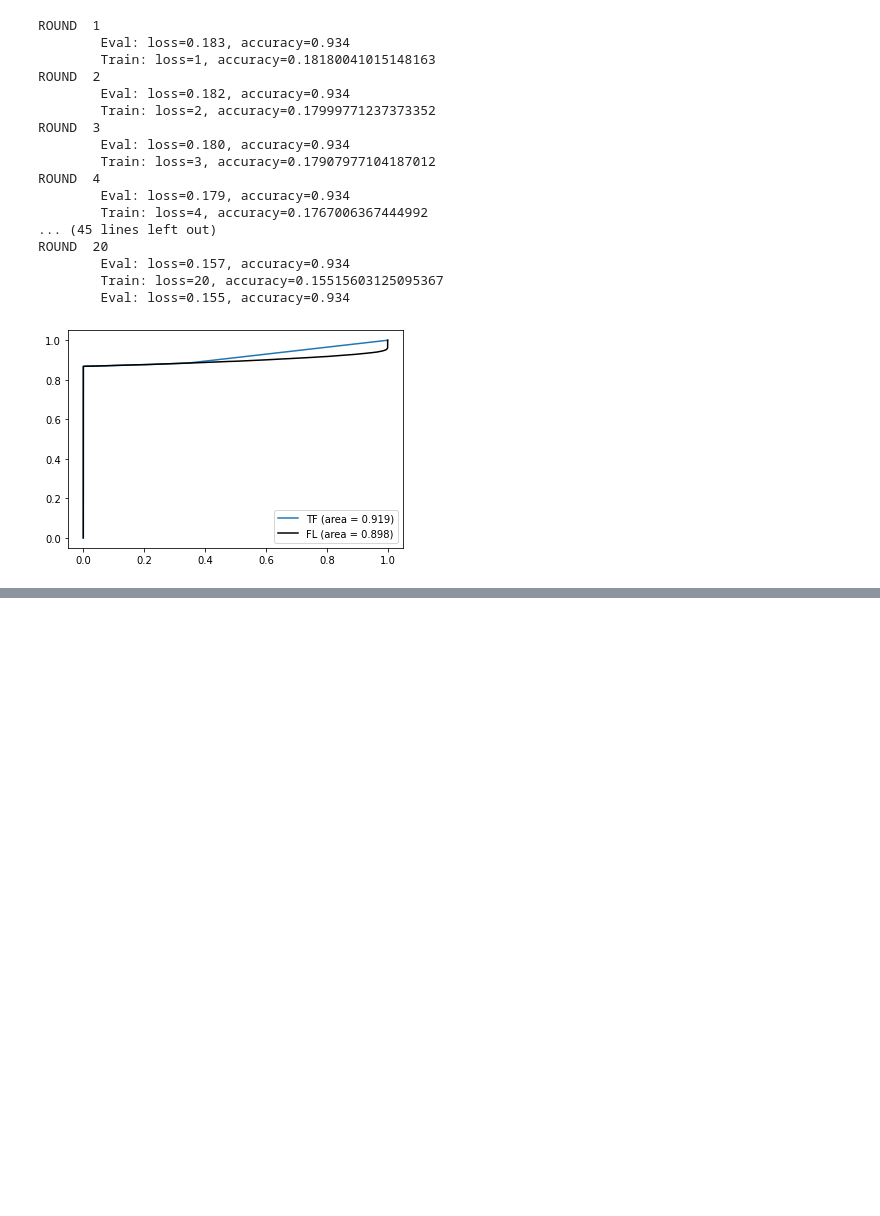
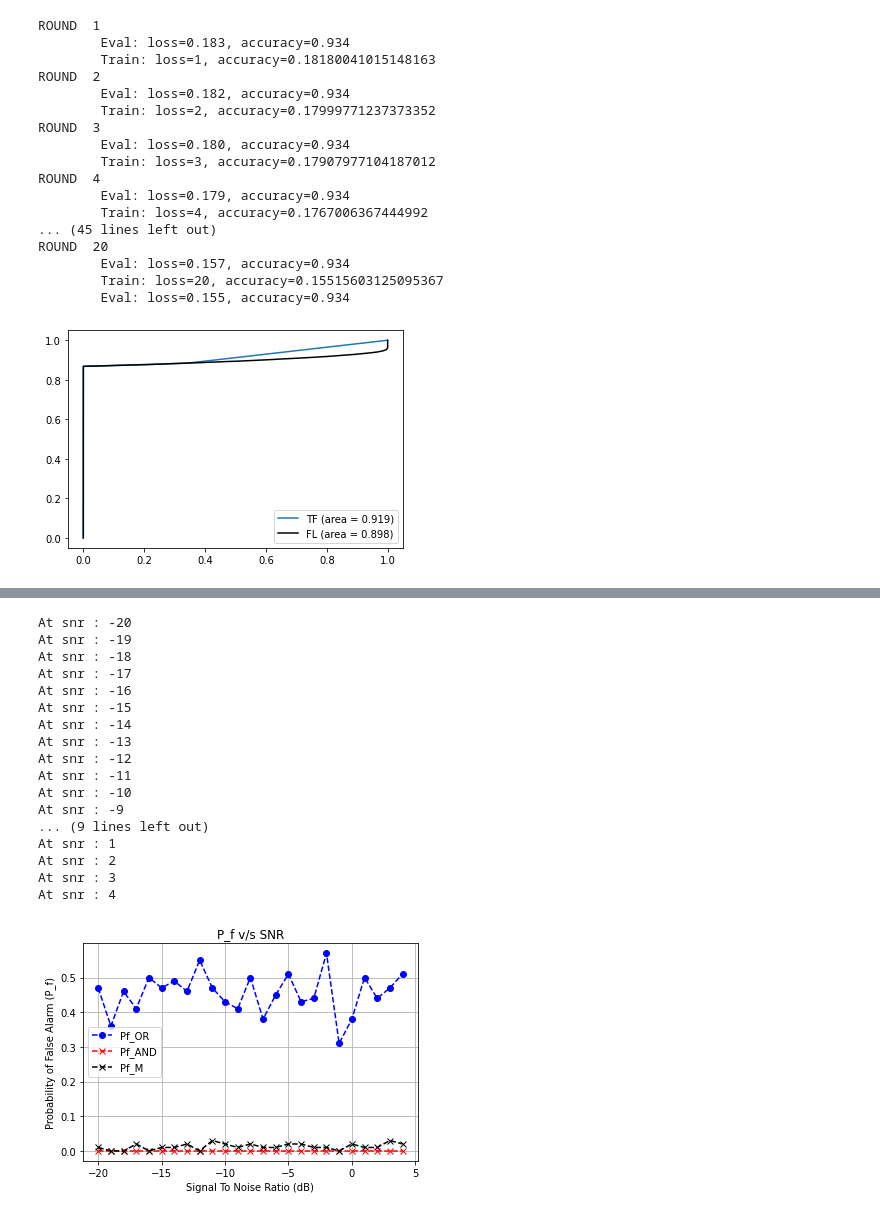
Before and after one commit to arpitvaghela/DSA_FL, a Jupyter notebook: Copy_of_FL_test.ipynb, the cells around one changed output, grey strips where cells are left out. Saved outputs shown, nothing was run; the diff lists cells and outputs as text; code cells hidden in the pictures; blank space fills up the shorter version.

```diff
--- a/Copy_of_FL_test.ipynb
+++ b/Copy_of_FL_test.ipynb
@@ -524,0 +780,73 @@ plt.show()
+# %%
+# Simulation Pf
+Pf_OR = np.array([])
+Pf_AND = np.array([])
+Pf_M = np.array([])
+
+for snr_db in SNR_db:
+
+  detect_OR = 0
+  detect_AND = 0
+  detect_M = 0
+
+  print("At snr :",snr_db)
+
+  Energy_stat_pre = np.array([])
+  for _ in range(N):
+    noise = np.random.randn(L,nodes)
+
+    #signal = math.sqrt(10**(snr_db/10))*np.random.randn(L,nodes)
+
+    Rec_signal = noise  # no signal
+
+    Energy_stat = np.sum(np.abs(Rec_signal**2) ,axis=0)
+
+    if not Energy_stat_pre.any():
+      Energy_stat_pre = Energy_stat
+
+    detect = [detection(Energy_stat[x],Energy_stat_pre[x]) for x in range(nodes)]
+
+    Energy_stat_pre = Energy_stat
+    #print(detect)
+
+    if detect_func_AND(detect):
+      detect_AND += 1
+
+    if detect_func_OR(detect):
+      detect_OR += 1
+
+    if detect_func_M(detect):
+      detect_M += 1
+
+  Pf_OR = np.append(Pf_OR,detect_OR/N)
+  Pf_AND = np.append(Pf_AND,detect_AND/N)
+  Pf_M = np.append(Pf_M,detect_M/N)
+
+#plot
+plt.plot(SNR_db,Pf_OR,'bo--',SNR_db,Pf_AND,'rx--',SNR_db,Pf_M,'kx--')
+# plot properties
+plt.xlabel("Signal To Noise Ratio (dB)")
+plt.ylabel("Probability of False Alarm (P_f)")
+plt.title("P_f v/s SNR")
+plt.legend(["Pf_OR","Pf_AND","Pf_M"])
+plt.grid()
+plt.show()
+# %% [output]
+At snr : -20
+At snr : -19
+At snr : -18
+At snr : -17
+At snr : -16
+At snr : -15
+At snr : -14
+At snr : -13
+At snr : -12
+At snr : -11
+At snr : -10
+At snr : -9
+... (9 lines left out)
+At snr : 1
+At snr : 2
+At snr : 3
+At snr : 4
+[figure, added]
```
Also changed, not shown: parts of 17 cells of this notebook.
